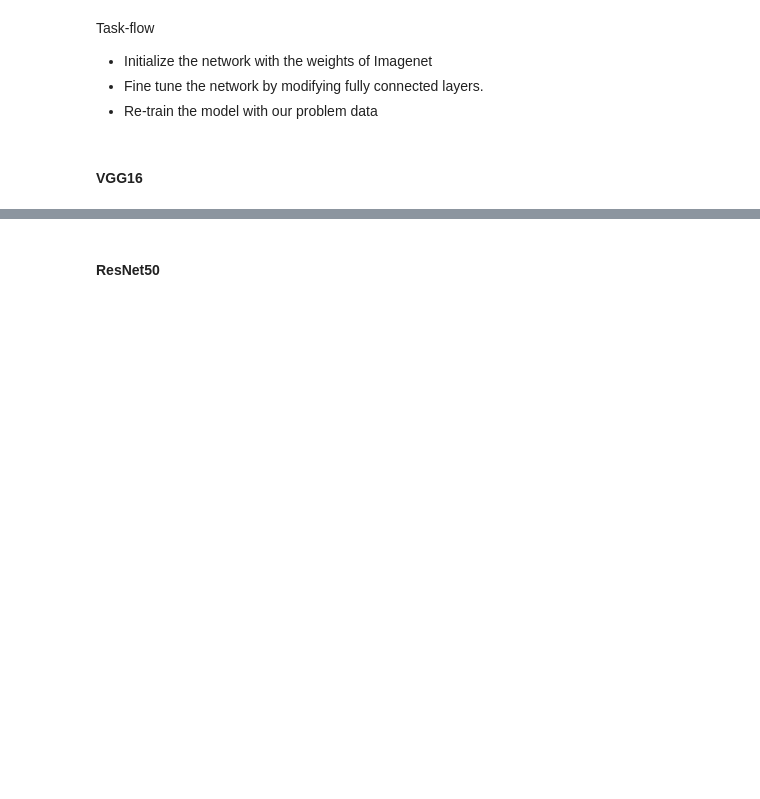
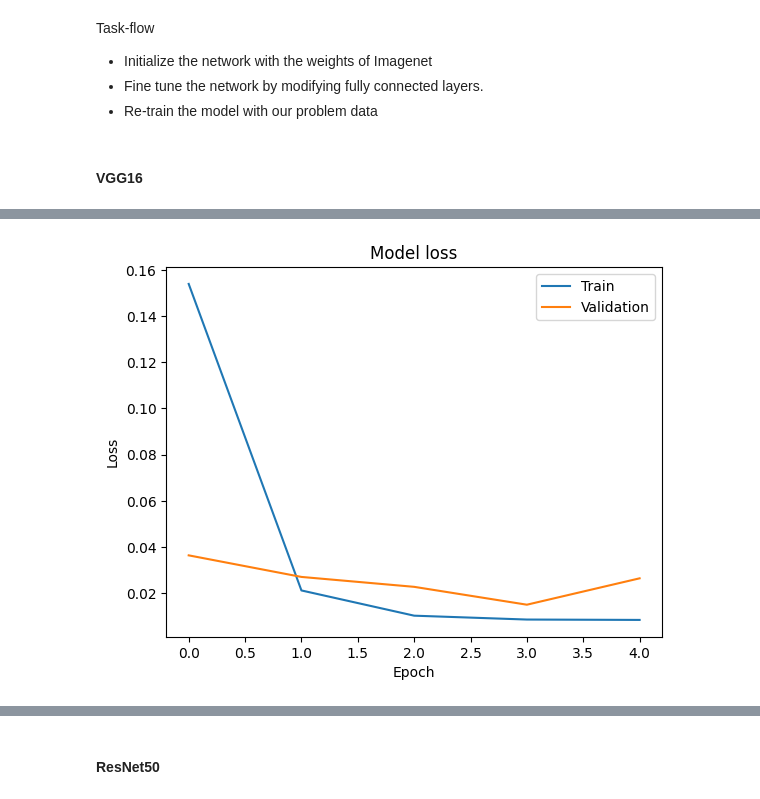
Before and after one commit to vchandraiitk/datascience, a Jupyter notebook: Vikas_M6_NB_MiniProject_2_Face_Mask_Detection.ipynb, the cells around one changed output, grey strips where cells are left out. Cells and saved outputs as stored; diff of their text form; code cells hidden in the pictures; blank space fills up the shorter version.

```diff
--- a/Vikas_M6_NB_MiniProject_2_Face_Mask_Detection.ipynb
+++ b/Vikas_M6_NB_MiniProject_2_Face_Mask_Detection.ipynb
@@ -304,3 +305,16 @@ Task-flow
 # %%
 # Create a custom image classification model using VGG16 as the base with added Dense layers for fine-tuning in TensorFlow Keras.
 # YOUR CODE HERE
+inputs = Input(shape=(224, 224, 3))
+base_model = VGG16(weights='imagenet', include_top=False, input_tensor=inputs)
+# Add new fully connected layers for fine-tuning
+x = base_model.output
+x = Flatten()(x)
+x = Dense(128, activation='relu')(x)
+predictions = Dense(3, activation='softmax')(x)  # 3 classes: with_mask, without_mask, partial_mask
+
+# Create the final model
+model_vgg = Model(inputs=inputs, outputs=predictions)
+
+# Print the model summary
+model_vgg.summary()
@@ -307,6 +345,13 @@ Task-flow
 # %%
 # Compile the VGG16-based model with the Adam optimizer (learning rate 0.00001), categorical cross-entropy loss, and accuracy as the metric
 # YOUR CODE HERE
+model_vgg.compile(optimizer=Adam(learning_rate=0.00001),
+                  loss='categorical_crossentropy',
+                  metrics=['accuracy'])
 # %%
 # Train the VGG16-based model for 5 epochs using the training and validation data generators, with specified class weights {0:1.0, 1:0.8, 2:1.2}
 # YOUR CODE HERE
+history_vgg = model_vgg.fit(train_generator,
+                            epochs=5,
+                            validation_data=validation_generator,
+                            class_weight={0: 1.0, 1: 0.8, 2: 1.2})
@@ -313,6 +369,15 @@ Task-flow
 # %%
 # Plot the training and validation loss over epochs
 # YOUR CODE HERE
+plt.plot(history_vgg.history['loss'])
+plt.plot(history_vgg.history['val_loss'])
+plt.title('Model loss')
+plt.ylabel('Loss')
+plt.xlabel('Epoch')
+plt.legend(['Train', 'Validation'], loc='upper right')
+plt.show()
+# %% [output]
+[figure, added]
 # %%
 # Save the model in HDF5 format
 # YOUR CODE HERE
```
Also changed, not shown: parts of 28 cells of this notebook.
